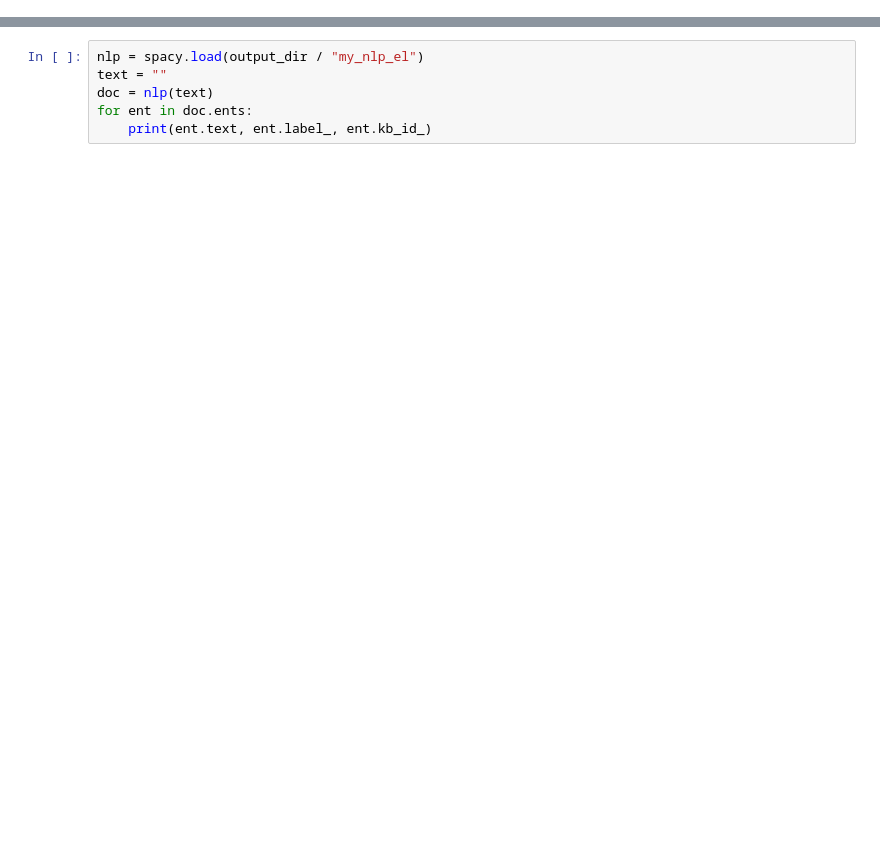
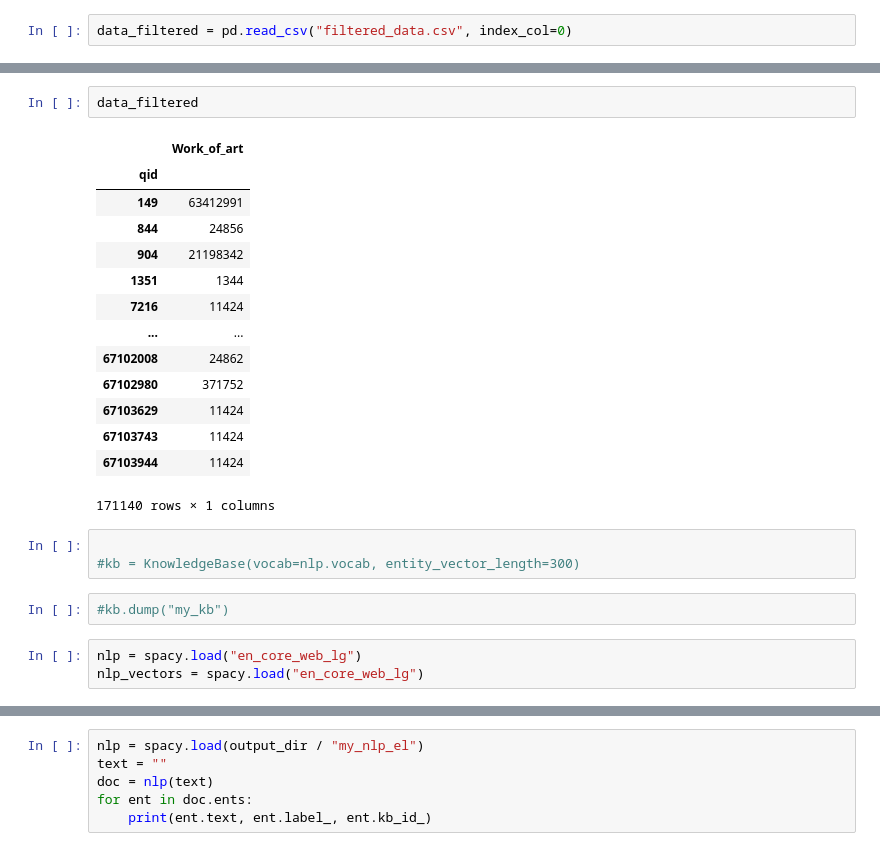
Before and after one commit to Vosloo/entity-linking, a Jupyter notebook: data_training.ipynb, the cells around one changed output, grey strips where cells are left out. Saved outputs shown, nothing was run; the diff lists cells and outputs as text; blank space fills up the shorter version.

```diff
--- a/data_training.ipynb
+++ b/data_training.ipynb
@@ -8,0 +11,2 @@ test_data = None
+# %%
+data_filtered = pd.read_csv("filtered_data.csv", index_col=0)
@@ -8,0 +85,25 @@ test_data = None
+# %%
+data_filtered
+# %% [output]
+|  | Work_of_art |
+| qid |  |
+| 149 | 63412991 |
+| 844 | 24856 |
+| 904 | 21198342 |
+| 1351 | 1344 |
+| 7216 | 11424 |
+| ... | ... |
+| 67102008 | 24862 |
+| 67102980 | 371752 |
+| 67103629 | 11424 |
+| 67103743 | 11424 |
+| 67103944 | 11424 |
+171140 rows × 1 columns
+# %%
+
+#kb = KnowledgeBase(vocab=nlp.vocab, entity_vector_length=300)
+# %%
+#kb.dump("my_kb")
+# %%
+nlp = spacy.load("en_core_web_lg")
+nlp_vectors = spacy.load("en_core_web_lg")
```
Also changed, not shown: parts of 38 cells of this notebook, 1 other file.
